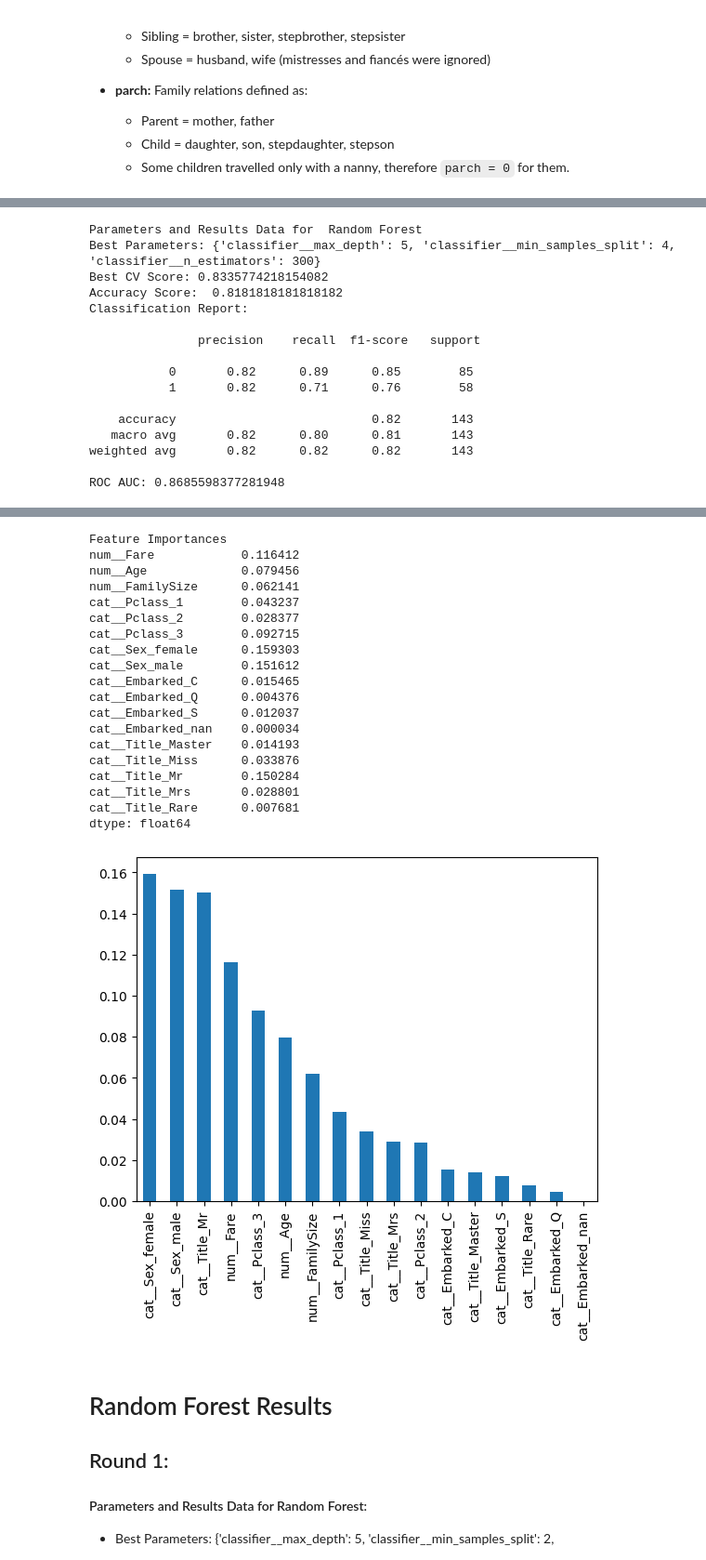
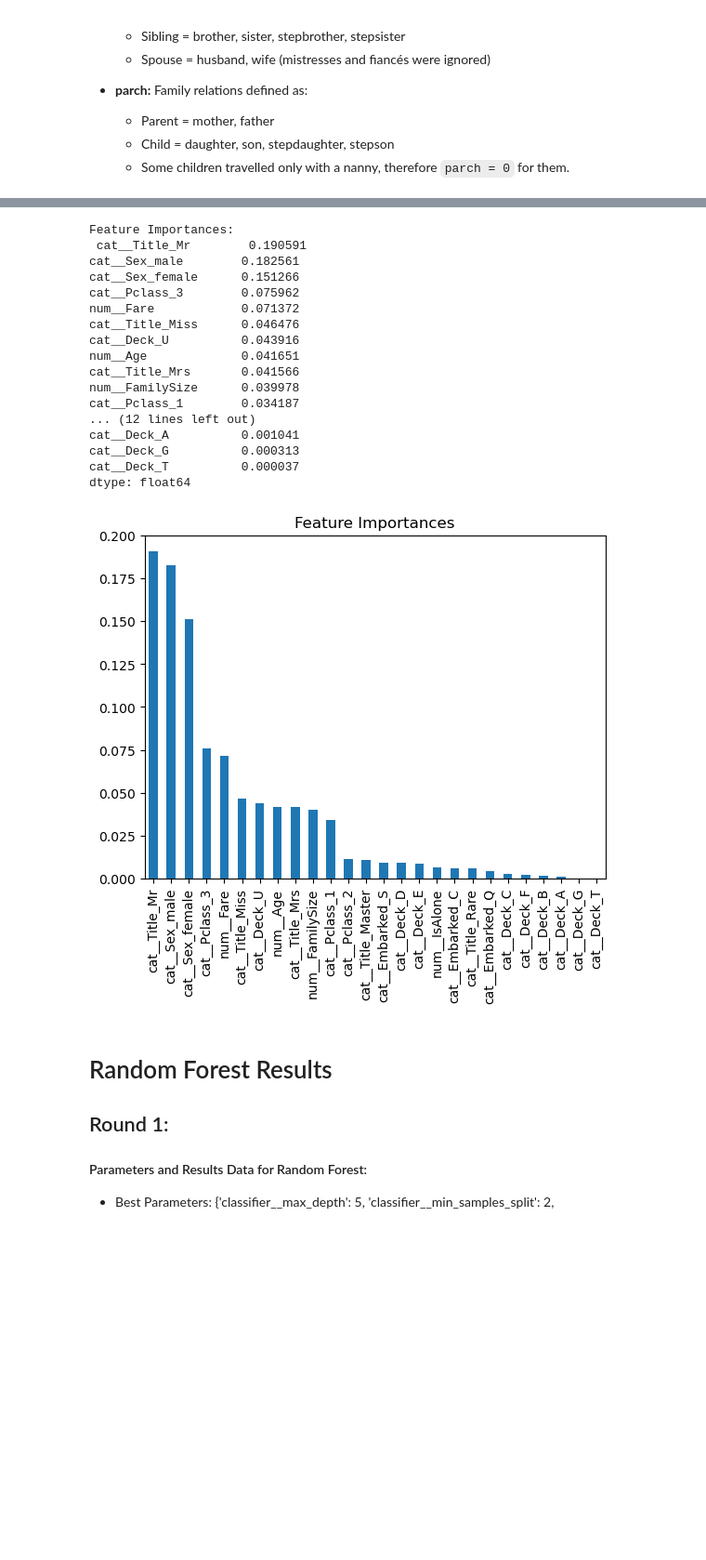
Before and after one commit to MuzikayiseKhuzwayo/titanic_analysis, a Jupyter notebook: notebooks/titanic-dataset.ipynb, the cells around one changed output, grey strips where cells are left out. Shown at 93% size. Saved outputs shown, nothing was run; the diff lists cells and outputs as text; code cells hidden in the pictures; blank space fills up the shorter version.

```diff
--- a/notebooks/titanic-dataset.ipynb
+++ b/notebooks/titanic-dataset.ipynb
@@ -74,8 +78,14 @@ def titanic_feature_engineering(df):
     df['Title'] = df['Title'].replace('Ms', 'Miss')
     df['Title'] = df['Title'].replace('Mme', 'Mrs')
 
+    # Create Deck feature
+    df['Deck'] = df['Cabin'].str.slice(0, 1).fillna('U')
+
     # Create Family Size feature
     df['FamilySize'] = df['SibSp'] + df['Parch'] + 1
+
+    # Create IsAlone feature
+    df['IsAlone'] = (df['FamilySize'] == 1).astype(int)
 
     # Drop columns that aren't useful for the model
     df=df.drop(columns=['Name', 'Ticket', 'Cabin', 'PassengerId'], errors='ignore')
@@ -84,7 +94,7 @@ def titanic_feature_engineering(df):
 # let's try and drop the non null columns and then remove the Cabin because there's too few of those values.
 
 training_data = titanic_feature_engineering(training_data)
-training_data=training_data.dropna(subset=['Age'])
+# We will not drop missing Age rows anymore! They will be imputed in the pipeline.
 # %%
 training_data.boxplot(column='Fare', by='Survived')
 # %% [output]
@@ -182,13 +195,23 @@ def eval_and_plot(model_type, pipeline, param_grid):
 # %%
 # We have successfully encoded the categorical values, so we need one simple standard scaler for age and fare
 # START WITH RANDOM FOREST
-numeric_features=['Fare', 'Age', 'FamilySize']
-categorical_features = ['Pclass', 'Sex', 'Embarked', 'Title']
+numeric_features=['Fare', 'Age', 'FamilySize', 'IsAlone']
+categorical_features = ['Pclass', 'Sex', 'Embarked', 'Title', 'Deck']
+
+numeric_transformer = Pipeline(steps=[
+    ('imputer', SimpleImputer(strategy='median')),
+    ('scaler', StandardScaler())
+])
+
+categorical_transformer = Pipeline(steps=[
+    ('imputer', SimpleImputer(strategy='most_frequent')),
+    ('cat', OneHotEncoder(handle_unknown='ignore'))
+])
 
 preprocessor = ColumnTransformer(
     transformers=[
-        ('num', StandardScaler(), numeric_features),
-        ('cat', OneHotEncoder(handle_unknown='ignore'), categorical_features)
+        ('num', numeric_transformer, numeric_features),
+        ('cat', categorical_transformer, categorical_features)
     ]
 )
 
@@ -209,16 +247,0 @@ fitted=eval_and_plot('Random Forest', pipeline, param_grid)
-Parameters and Results Data for  Random Forest
-Best Parameters: {'classifier__max_depth': 5, 'classifier__min_samples_split': 4, 'classifier__n_estimators': 300}
-Best CV Score: 0.8335774218154082
-Accuracy Score:  0.8181818181818182
-Classification Report:
-
-               precision    recall  f1-score   support
-
-           0       0.82      0.89      0.85        85
-           1       0.82      0.71      0.76        58
-
-    accuracy                           0.82       143
-   macro avg       0.82      0.80      0.81       143
-weighted avg       0.82      0.82      0.82       143
-
-ROC AUC: 0.8685598377281948
@@ -226,23 +249,21 @@ ROC AUC: 0.8685598377281948
-Feature Importances
-num__Fare            0.116412
-num__Age             0.079456
-num__FamilySize      0.062141
-cat__Pclass_1        0.043237
-cat__Pclass_2        0.028377
-cat__Pclass_3        0.092715
-cat__Sex_female      0.159303
-cat__Sex_male        0.151612
-cat__Embarked_C      0.015465
-cat__Embarked_Q      0.004376
-cat__Embarked_S      0.012037
-cat__Embarked_nan    0.000034
-cat__Title_Master    0.014193
-cat__Title_Miss      0.033876
-cat__Title_Mr        0.150284
-cat__Title_Mrs       0.028801
-cat__Title_Rare      0.007681
+Feature Importances:
+ cat__Title_Mr        0.190591
+cat__Sex_male        0.182561
+cat__Sex_female      0.151266
+cat__Pclass_3        0.075962
+num__Fare            0.071372
+cat__Title_Miss      0.046476
+cat__Deck_U          0.043916
+num__Age             0.041651
+cat__Title_Mrs       0.041566
+num__FamilySize      0.039978
+cat__Pclass_1        0.034187
+... (12 lines left out)
+cat__Deck_A          0.001041
+cat__Deck_G          0.000313
+cat__Deck_T          0.000037
 dtype: float64
-[figure, old version]
+[figure, new version]
 # %% [markdown]
 # Random Forest Results
 
```
Also changed, not shown: parts of 13 cells of this notebook, 2 other files.
